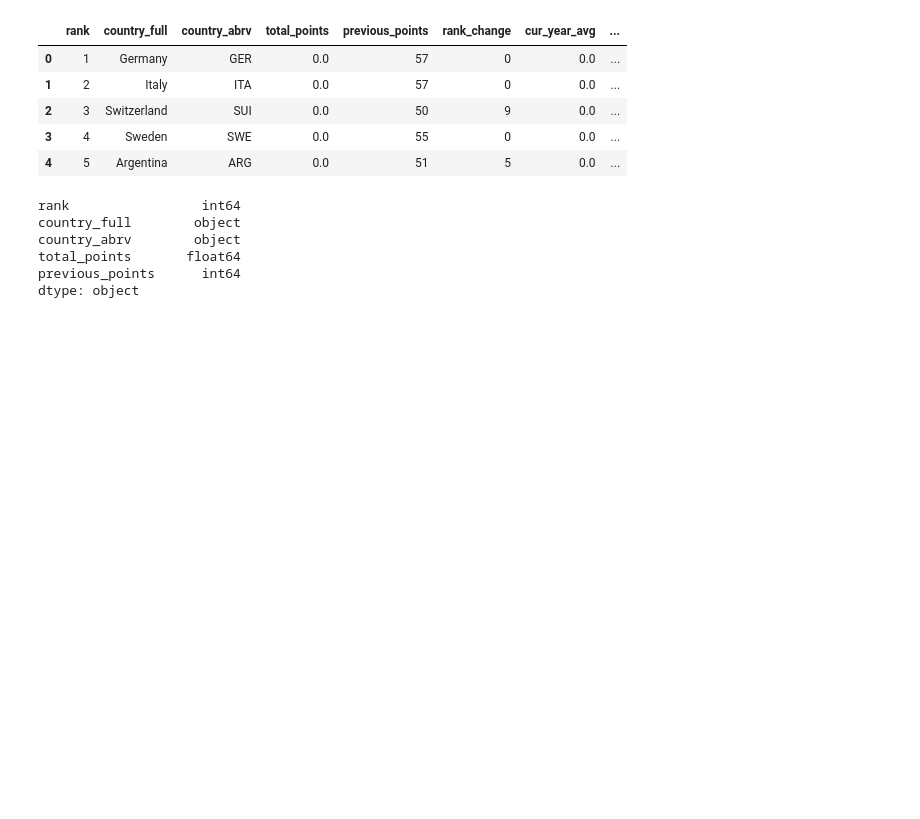
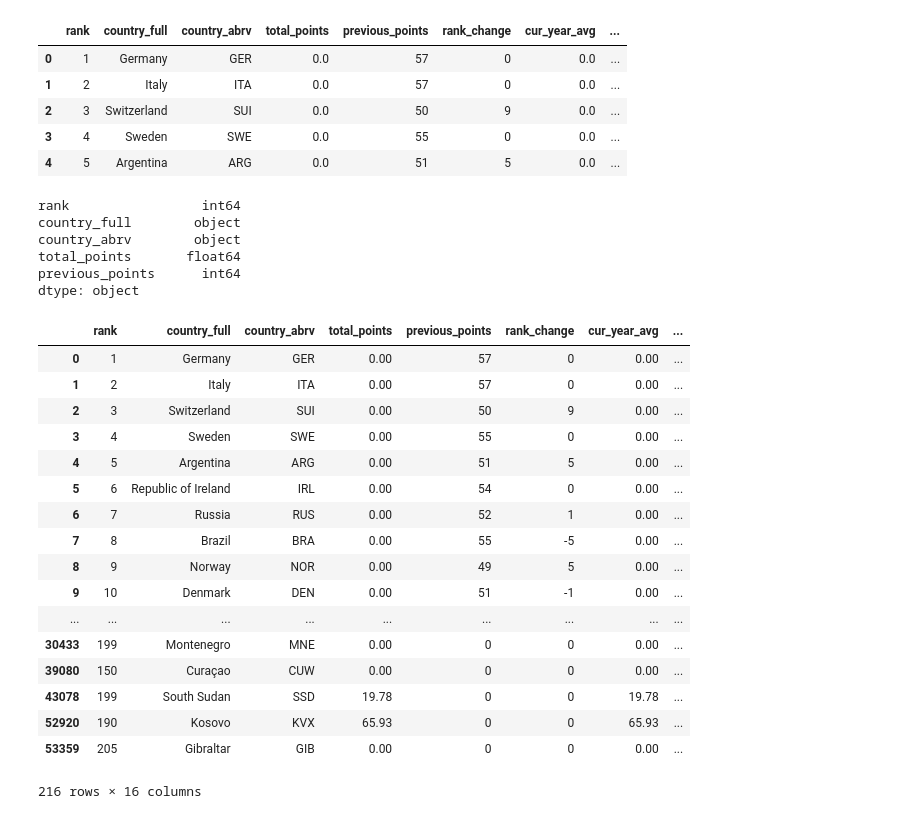
Before and after one commit to harpermiller/ETL_Project, a Jupyter notebook: fifa_data_cleaning.ipynb, the cells around one changed output. Drawn from its saved outputs; the diff is of its cells as text; code cells hidden in the pictures; blank space fills up the shorter version.

```diff
--- a/fifa_data_cleaning.ipynb
+++ b/fifa_data_cleaning.ipynb
@@ -20,3 +20,24 @@ country_abrv        object
 total_points       float64
 previous_points      int64
 dtype: object
+# %%
+df_fifa.drop_duplicates('country_full')
+# %% [output]
+|  | rank | country_full | country_abrv | total_points | previous_points | rank_change | cur_year_avg | ... |
+| 0 | 1 | Germany | GER | 0.00 | 57 | 0 | 0.00 | ... |
+| 1 | 2 | Italy | ITA | 0.00 | 57 | 0 | 0.00 | ... |
+| 2 | 3 | Switzerland | SUI | 0.00 | 50 | 9 | 0.00 | ... |
+| 3 | 4 | Sweden | SWE | 0.00 | 55 | 0 | 0.00 | ... |
+| 4 | 5 | Argentina | ARG | 0.00 | 51 | 5 | 0.00 | ... |
+| 5 | 6 | Republic of Ireland | IRL | 0.00 | 54 | 0 | 0.00 | ... |
+| 6 | 7 | Russia | RUS | 0.00 | 52 | 1 | 0.00 | ... |
+| 7 | 8 | Brazil | BRA | 0.00 | 55 | -5 | 0.00 | ... |
+| 8 | 9 | Norway | NOR | 0.00 | 49 | 5 | 0.00 | ... |
+| 9 | 10 | Denmark | DEN | 0.00 | 51 | -1 | 0.00 | ... |
+| ... | ... | ... | ... | ... | ... | ... | ... | ... |
+| 30433 | 199 | Montenegro | MNE | 0.00 | 0 | 0 | 0.00 | ... |
+| 39080 | 150 | Curaçao | CUW | 0.00 | 0 | 0 | 0.00 | ... |
+| 43078 | 199 | South Sudan | SSD | 19.78 | 0 | 0 | 19.78 | ... |
+| 52920 | 190 | Kosovo | KVX | 65.93 | 0 | 0 | 65.93 | ... |
+| 53359 | 205 | Gibraltar | GIB | 0.00 | 0 | 0 | 0.00 | ... |
+216 rows × 16 columns
```
Also changed, not shown: 1 other file.
